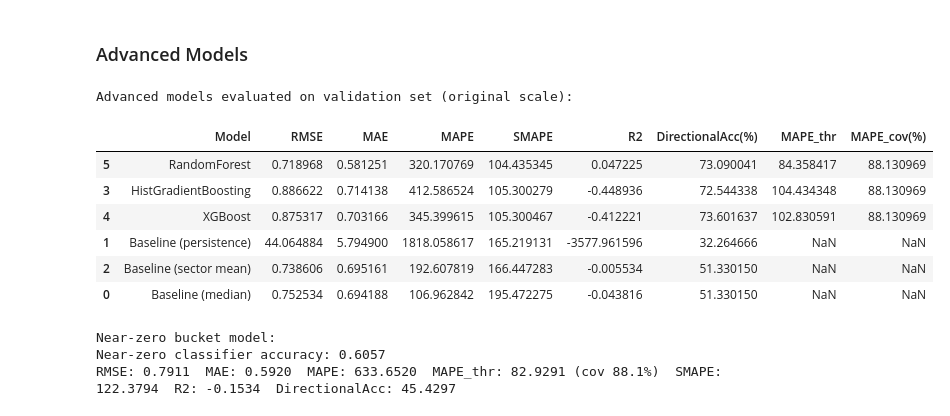
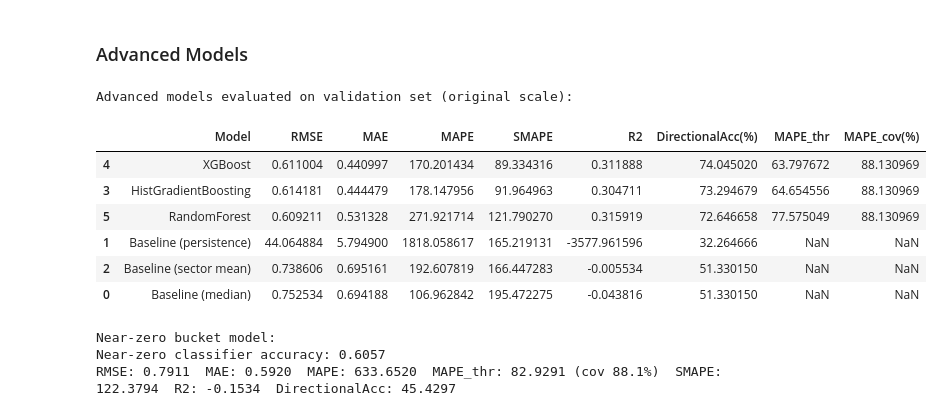
Before and after one commit to KorayAydin3k/Expert_AI_project, a Jupyter notebook: notebook/basarili_rmse.ipynb, the cells around one changed output. Saved outputs shown, nothing was run; the diff lists cells and outputs as text; code cells hidden in the pictures.

```diff
--- a/notebook/basarili_rmse.ipynb
+++ b/notebook/basarili_rmse.ipynb
@@ -1387,6 +1387,24 @@ else:
     y_train_clip, y_val_clip = y_train.copy(), y_val.copy()
     y_lo, y_hi = None, None
 
+# Target transform selection
+TARGET_TRANSFORM = globals().get('TARGET_TRANSFORM', 'signed_log')
+
+def transform_target(y_train_clip, y_val_clip, method):
+    if method == 'signed_log':
+        return y_transform(y_train_clip), y_transform(y_val_clip), None
+    if method == 'yeo_johnson':
+        yj = PowerTransformer(method='yeo-johnson', standardize=True)
+        return yj.fit_transform(y_train_clip.to_numpy().reshape(-1,1)).ravel(), yj.transform(y_val_clip.to_numpy().reshape(-1,1)).ravel(), yj
+    return y_train_clip.to_numpy(), y_val_clip.to_numpy(), None
+
+def inverse_target(preds_t, method, yj=None):
+    if method == 'signed_log':
+        return y_inverse(preds_t)
+    if method == 'yeo_johnson' and yj is not None:
+        return yj.inverse_transform(preds_t.reshape(-1,1)).ravel()
+    return preds_t
+
 # Transform target for training
 # Quantile transform features (train-only) for tree models
 if isinstance(X_tr, pd.DataFrame):
@@ -1399,9 +1417,7 @@ else:
     X_va_q = qt.transform(X_va)
 
 
-yj = PowerTransformer(method="yeo-johnson", standardize=True)
-Y_tr_t = yj.fit_transform(y_train_clip.to_numpy().reshape(-1, 1)).ravel()
-Y_va_t = yj.transform(y_val_clip.to_numpy().reshape(-1, 1)).ravel()
+Y_tr_t, Y_va_t, yj = transform_target(y_train_clip, y_val_clip, TARGET_TRANSFORM)
 
 # Metrics helper
 
@@ -1441,7 +1457,7 @@ def directional_accuracy(y_true, y_pred):
 def eval_regression(name, model, X_tr, y_tr_t, X_va, y_va):
     model.fit(X_tr, y_tr_t)
     preds_t = model.predict(X_va)
-    preds = y_inverse(preds_t)
+    preds = inverse_target(preds_t, TARGET_TRANSFORM, yj)
     rmse = mean_squared_error(y_va, preds, squared=False)
     mae = mean_absolute_error(y_va, preds)
     mape = mape_safe(y_va, preds)
@@ -1508,6 +1524,7 @@ hgb_model = HistGradientBoostingRegressor(
     max_depth=6,
     learning_rate=0.05,
     max_iter=300,
+    loss='absolute_error',
     random_state=RANDOM_STATE
 )
 results.append(eval_regression('HistGradientBoosting', hgb_model, X_tr_q, Y_tr_t, X_va_q, y_val_clip))
@@ -1521,38 +1538,39 @@ try:
         max_depth=4,
         subsample=0.8,
         colsample_bytree=0.8,
+        objective='reg:absoluteerror',
         random_state=RANDOM_STATE,
         n_jobs=-1
     )
     results.append(eval_regression('XGBoost', xgb_model, X_tr_q, Y_tr_t, X_va_q, y_val_clip))
 except Exception as e:
     print(f'XGBoost not available or failed to import: {e}')
 
 # RandomForest
 rf_model = RandomForestRegressor(
     n_estimators=400,
     max_depth=None,
     min_samples_split=5,
     min_samples_leaf=2,
     max_features='sqrt',
     n_jobs=-1,
     random_state=RANDOM_STATE
 )
 results.append(eval_regression('RandomForest', rf_model, X_tr_q, Y_tr_t, X_va_q, y_val_clip))
 
 
 
 results_df = pd.DataFrame(results)
 # Headline metrics: SMAPE + Directional Acc
 results_df = results_df.sort_values(['SMAPE', 'DirectionalAcc(%)'])
 print('Advanced models evaluated on validation set (original scale):')
 display(results_df)
 # %% [output]
 Advanced models evaluated on validation set (original scale):
 |  | Model | RMSE | MAE | MAPE | SMAPE | R2 | DirectionalAcc(%) | MAPE_thr | MAPE_cov(%) |
-| 5 | RandomForest | 0.718968 | 0.581251 | 320.170769 | 104.435345 | 0.047225 | 73.090041 | 84.358417 | 88.130969 |
-| 3 | HistGradientBoosting | 0.886622 | 0.714138 | 412.586524 | 105.300279 | -0.448936 | 72.544338 | 104.434348 | 88.130969 |
-| 4 | XGBoost | 0.875317 | 0.703166 | 345.399615 | 105.300467 | -0.412221 | 73.601637 | 102.830591 | 88.130969 |
+| 4 | XGBoost | 0.611004 | 0.440997 | 170.201434 | 89.334316 | 0.311888 | 74.045020 | 63.797672 | 88.130969 |
+| 3 | HistGradientBoosting | 0.614181 | 0.444479 | 178.147956 | 91.964963 | 0.304711 | 73.294679 | 64.654556 | 88.130969 |
+| 5 | RandomForest | 0.609211 | 0.531328 | 271.921714 | 121.790270 | 0.315919 | 72.646658 | 77.575049 | 88.130969 |
 | 1 | Baseline (persistence) | 44.064884 | 5.794900 | 1818.058617 | 165.219131 | -3577.961596 | 32.264666 | NaN | NaN |
 | 2 | Baseline (sector mean) | 0.738606 | 0.695161 | 192.607819 | 166.447283 | -0.005534 | 51.330150 | NaN | NaN |
 | 0 | Baseline (median) | 0.752534 | 0.694188 | 106.962842 | 195.472275 | -0.043816 | 51.330150 | NaN | NaN |
```
Also changed, not shown: parts of 2 cells of this notebook.
